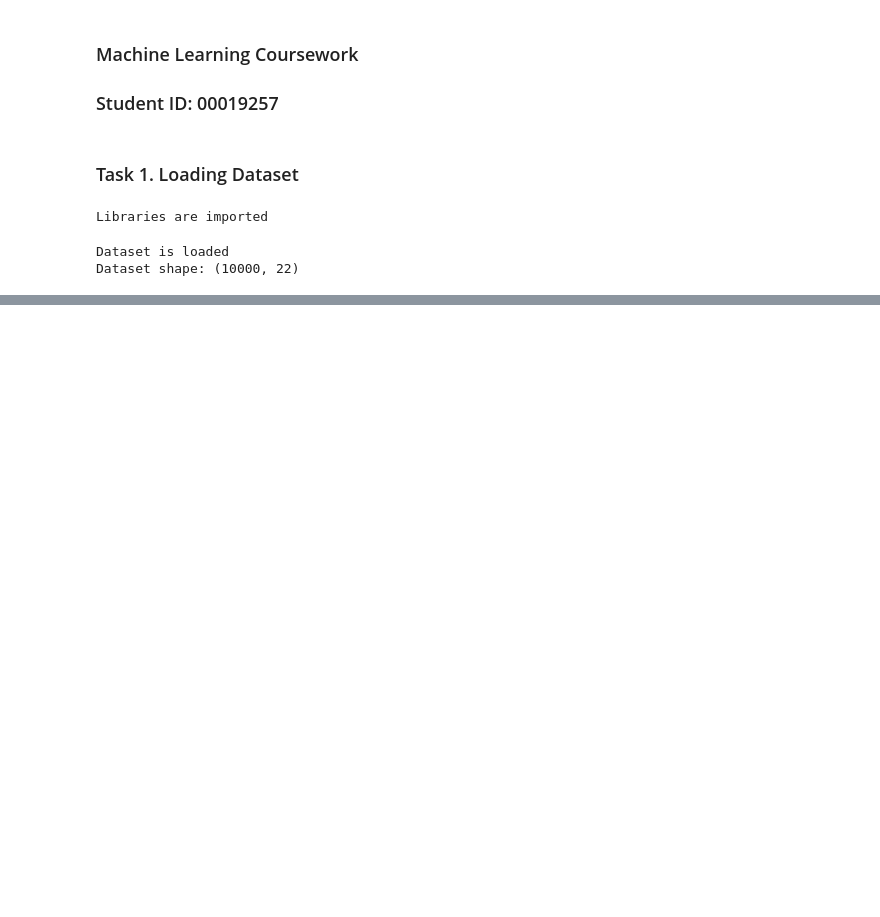
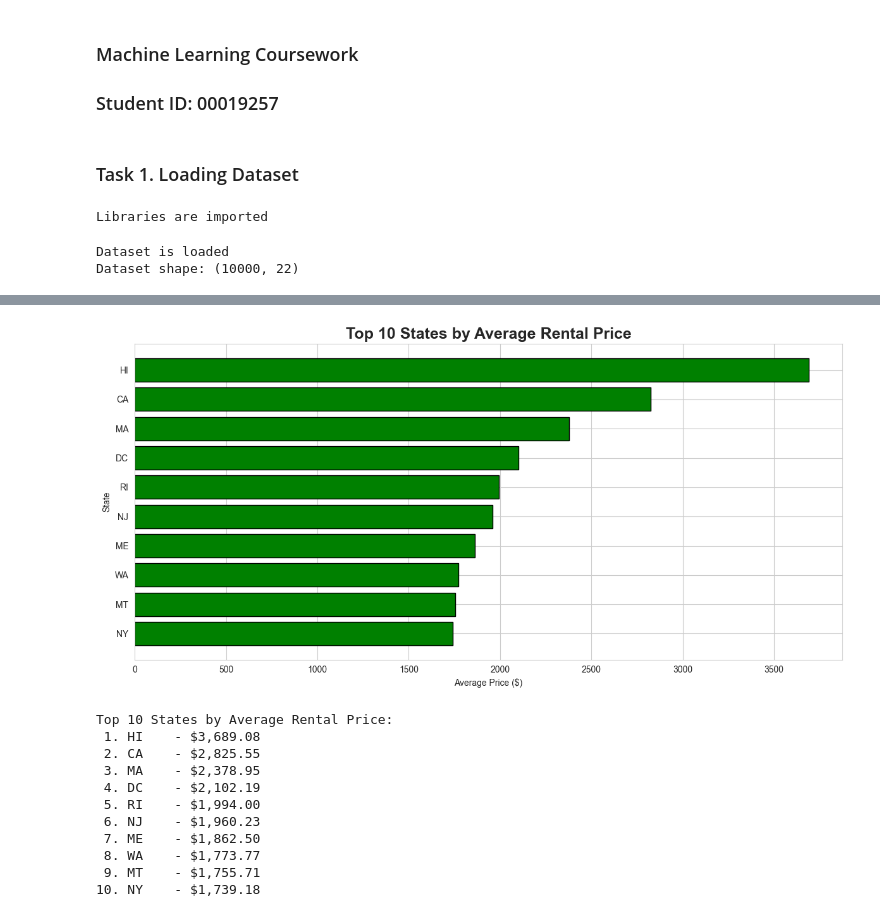
Before and after one commit to 00019257/MLDA.CW1.19257, a Jupyter notebook: apartment_price_prediction.ipynb, the cells around one changed output, grey strips where cells are left out. Cells and saved outputs as stored; diff of their text form; code cells hidden in the pictures; blank space fills up the shorter version.

```diff
--- a/apartment_price_prediction.ipynb
+++ b/apartment_price_prediction.ipynb
@@ -36,0 +40,8 @@ First 5 rows of the dataset:
+# %%
+# dataset information
+print("Dataset Information:")
+df.info()
+
+print("\nColumn Names:")
+for i, col in enumerate(df.columns, 1):
+    print(f"{i}. {col}")
@@ -36,0 +179,30 @@ First 5 rows of the dataset:
+# %%
+# Top 10 states by average rental price
+top_states = df.groupby('state')['price'].mean().sort_values(ascending=False).head(10)
+
+plt.figure(figsize=(12, 6))
+plt.barh(top_states.index, top_states.values, color='green', edgecolor='black')
+plt.title('Top 10 States by Average Rental Price', fontsize=18, fontweight='bold')
+plt.xlabel('Average Price ($)')
+plt.ylabel('State')
+plt.gca().invert_yaxis()
+plt.grid(True, axis='x')
+plt.tight_layout()
+plt.show()
+
+print("\nTop 10 States by Average Rental Price:")
+for i, (state, price) in enumerate(top_states.items(), 1):
+    print(f"{i:2d}. {state:5s} - ${price:,.2f}")
+# %% [output]
+[figure, added]
+Top 10 States by Average Rental Price:
+ 1. HI    - $3,689.08
+ 2. CA    - $2,825.55
+ 3. MA    - $2,378.95
+ 4. DC    - $2,102.19
+ 5. RI    - $1,994.00
+ 6. NJ    - $1,960.23
+ 7. ME    - $1,862.50
+ 8. WA    - $1,773.77
+ 9. MT    - $1,755.71
+10. NY    - $1,739.18
```
Also changed, not shown: parts of 8 cells of this notebook.
